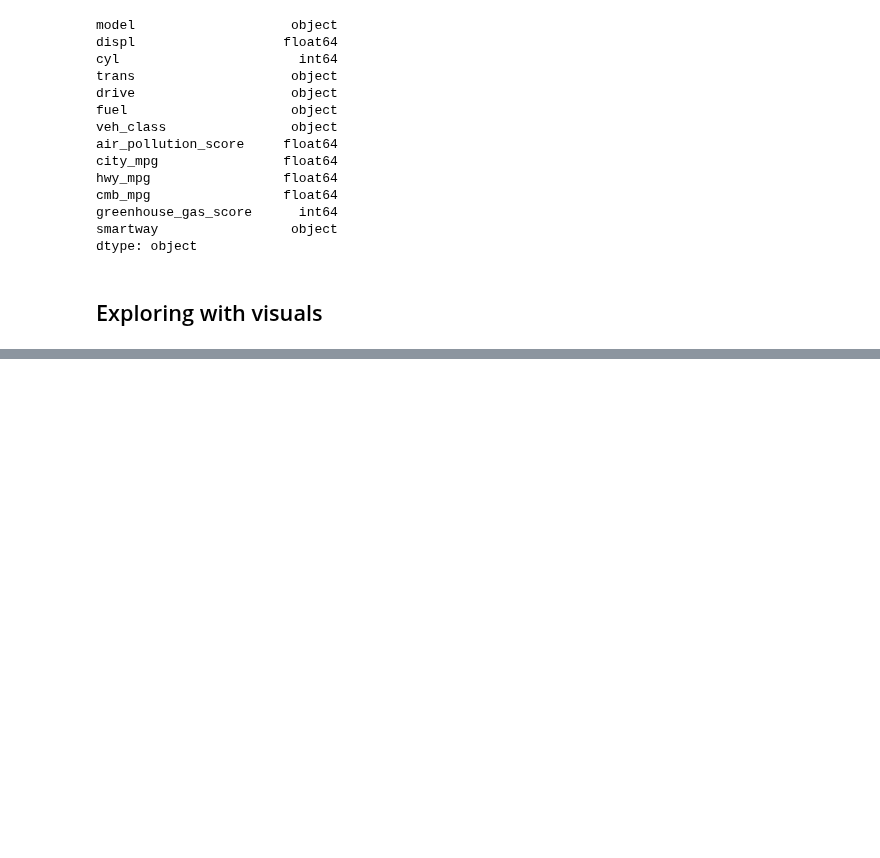
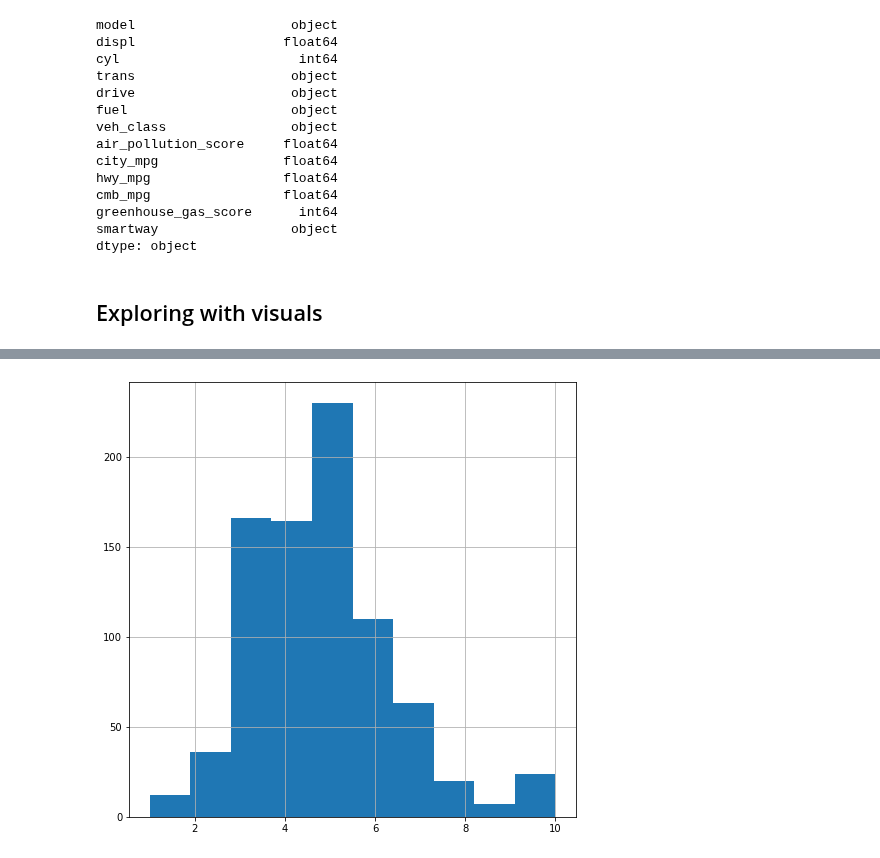
Before and after one commit to jumbamark/data_analysis, a Jupyter notebook: case_studies/second/fuel_economy.ipynb, the cells around one changed output, grey strips where cells are left out. Drawn from its saved outputs; the diff is of its cells as text; code cells hidden in the pictures; blank space fills up the shorter version.

```diff
--- a/case_studies/second/fuel_economy.ipynb
+++ b/case_studies/second/fuel_economy.ipynb
@@ -748,0 +773,4 @@ df_18 = pd.read_csv("fuel-economy-datasets/clean_18.csv")
+# %%
+df_18.greenhouse_gas_score.hist(figsize=(8, 8));
+# %% [output]
+[figure, added]
```
Also changed, not shown: parts of 45 cells of this notebook.
